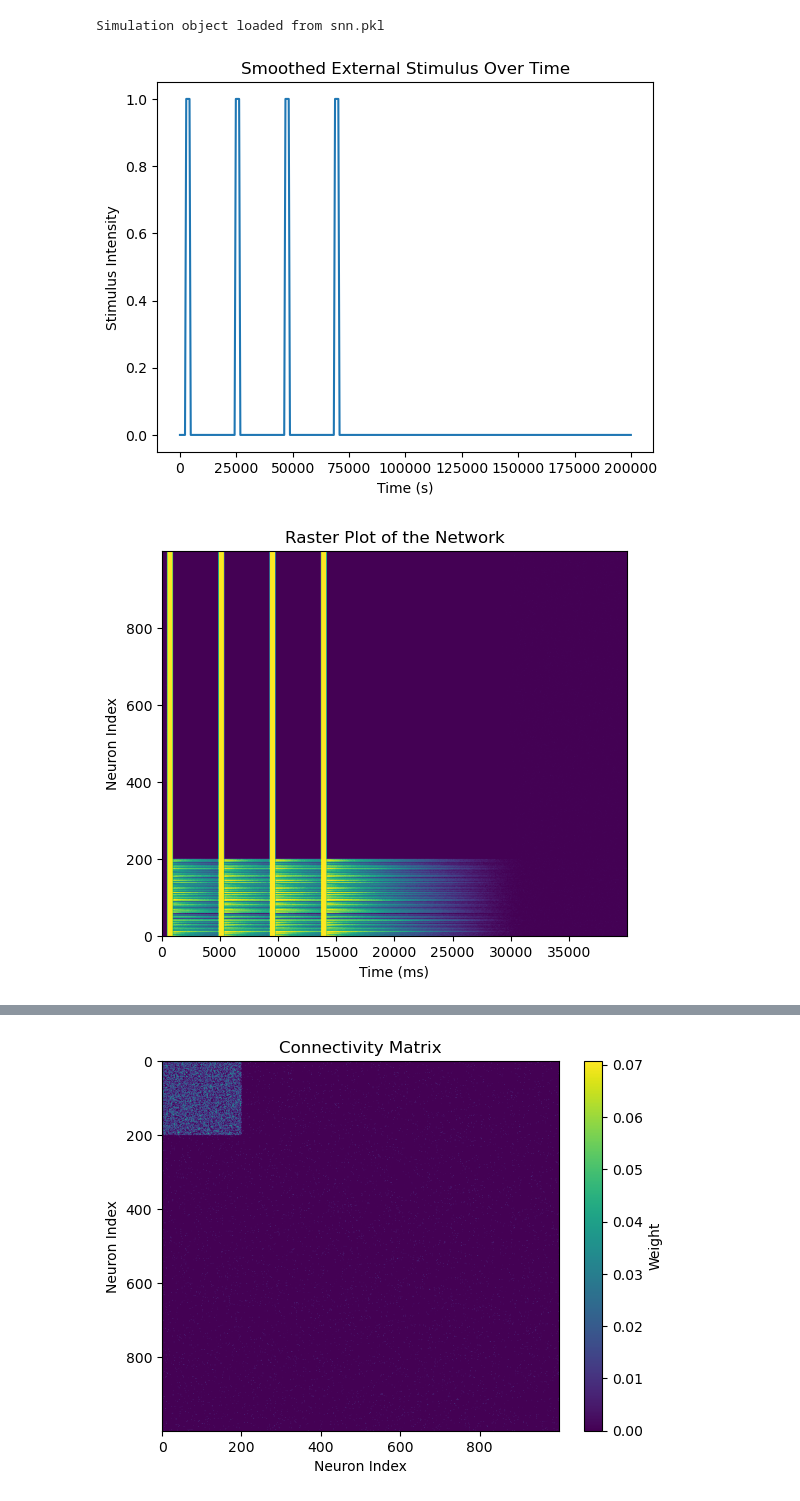
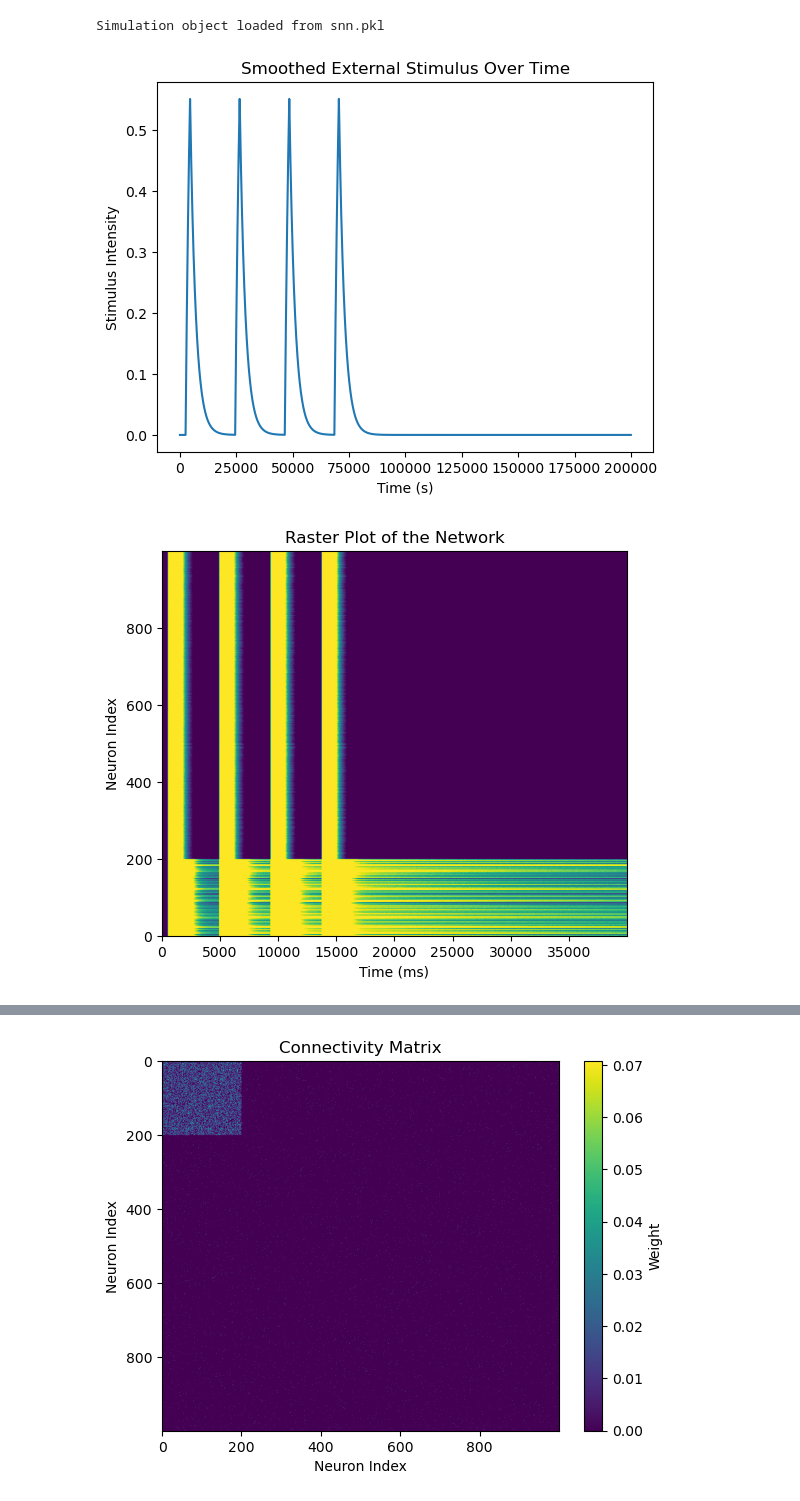
Before and after one commit to CharlesXu-Jingyue/VMHvl_MechModels, a Jupyter notebook: VMHvl_MM_Numerical.ipynb, the cells around one changed output, grey strips where cells are left out. Cells and saved outputs as stored; diff of their text form; code cells hidden in the pictures.

```diff
--- a/VMHvl_MM_Numerical.ipynb
+++ b/VMHvl_MM_Numerical.ipynb
@@ -21,9 +21,9 @@ snn = VMHvlSNNSimulation(0.1, 0.0,
                          N=1000,
                          threshold=0.1,
                          v_r=0,
-                         tau_s=2e3,
+                         tau_s=20e3,
                          n_pulses=4,
-                         g_input=5,
+                         g_input=6,
                          dt=0.005e3,
                          simulation_time=200e3,
                          noise=0.1)
@@ -53,10 +57,11 @@ Simulation object loaded from snn.pkl
 # %%
 # Plot the stimulus
 snn.plot_stimulus()
 
 # Plot the simulation results
 snn.plot_raster()
 snn.plot_network_rate()
+snn.plot_network_rate(cell_idx=np.arange(20))
 # %% [output]
-[figure, old version]
+[figure, new version]
-[figure, old version]
+[figure, new version]
```
Also changed, not shown: parts of 4 cells of this notebook, 2 other files.
